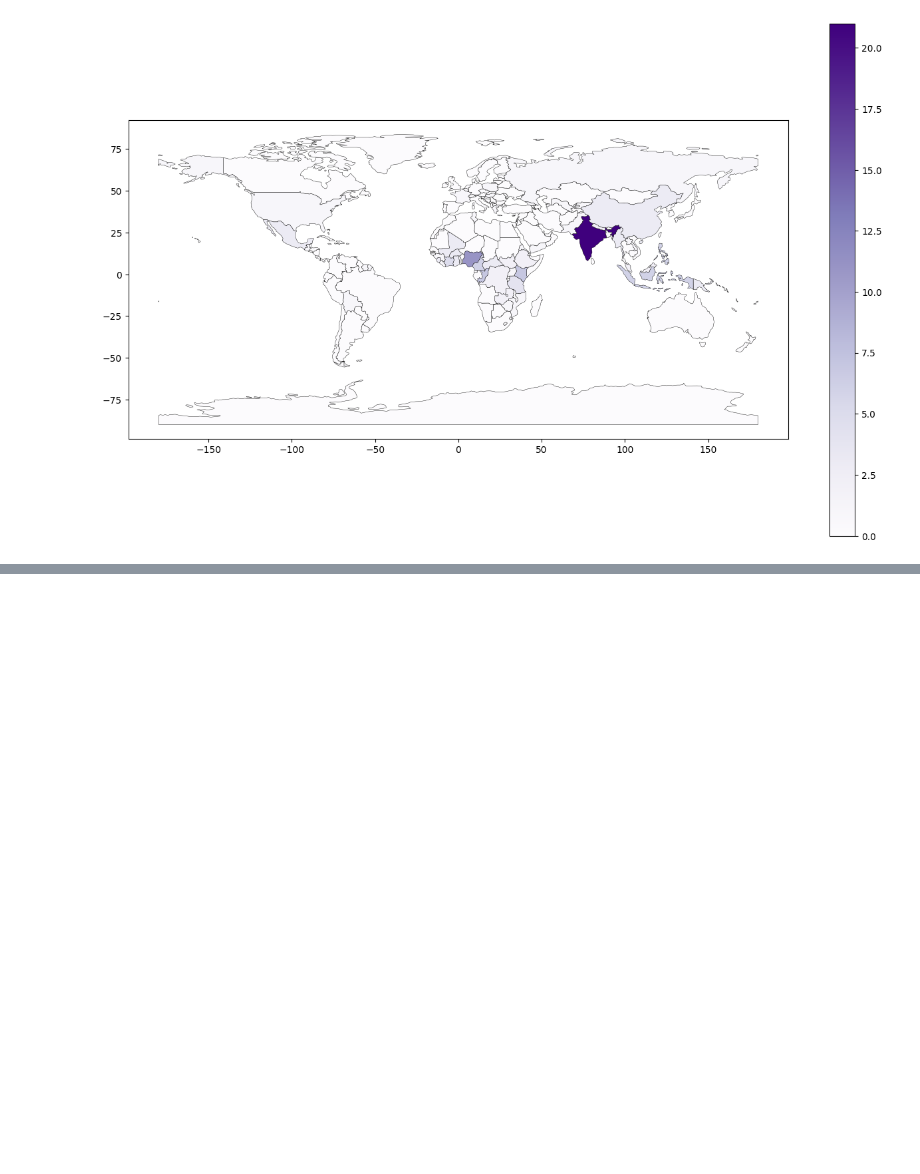
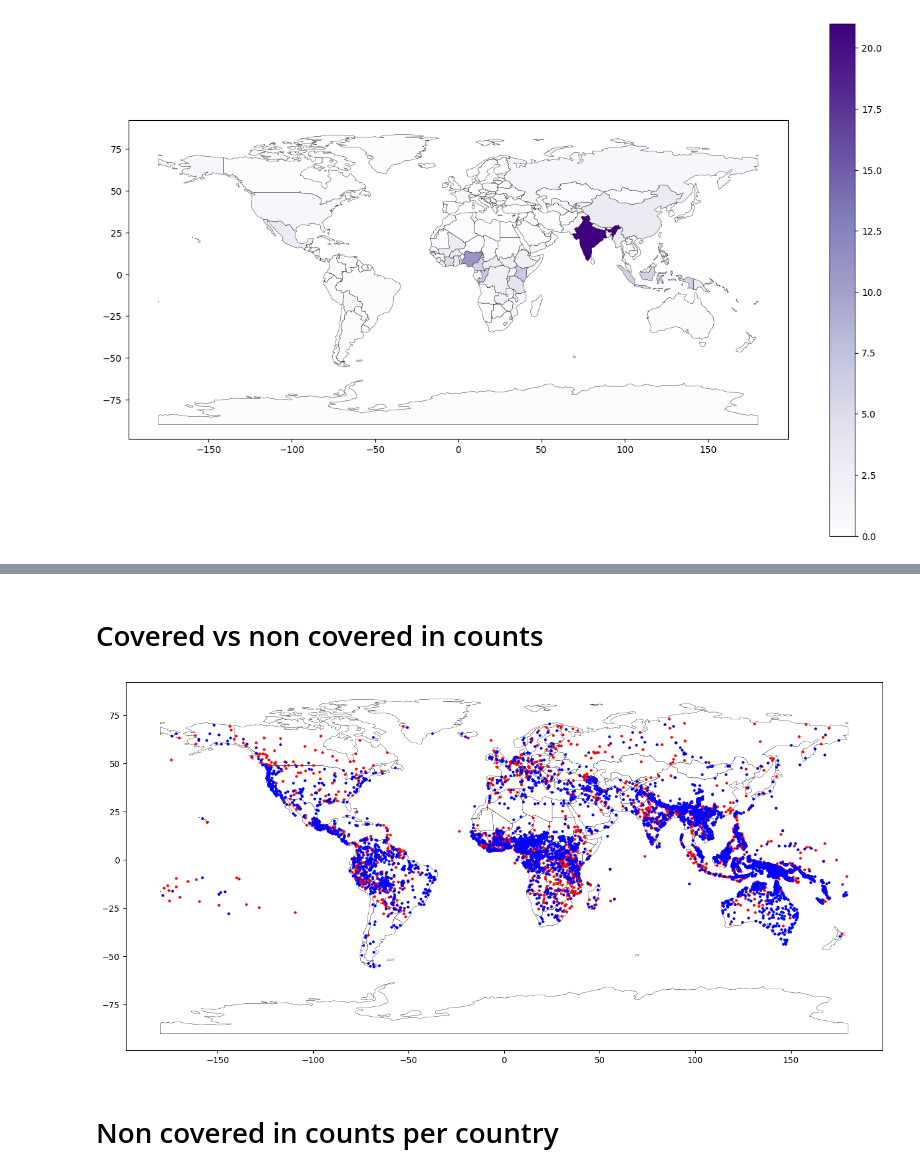
Before and after one commit to giuliaok/EQUATE, a Jupyter notebook: first_equate_counts.ipynb, the cells around one changed output, grey strips where cells are left out. Saved outputs shown, nothing was run; the diff lists cells and outputs as text; code cells hidden in the pictures; blank space fills up the shorter version.

```diff
--- a/first_equate_counts.ipynb
+++ b/first_equate_counts.ipynb
@@ -168,0 +210,12 @@ For example, when doing 'df[col].method(value, inplace=True)', try using 'df.met
+# %% [markdown]
+# Covered vs non covered in counts
+# %%
+fig, ax = plt.subplots(figsize=(16, 10))
+worldmap.plot(color="white", edgecolor = 'black',ax=ax, linewidth=0.3)
+gdb.plot(ax=ax, color = 'red', markersize = 5)
+gdb_non_counted.plot(ax=ax, color = 'blue', markersize = 5)
+plt.show()
+# %% [output]
+[figure, added]
+# %% [markdown]
+# Non covered in counts per country
```
Also changed, not shown: parts of 21 cells of this notebook.
